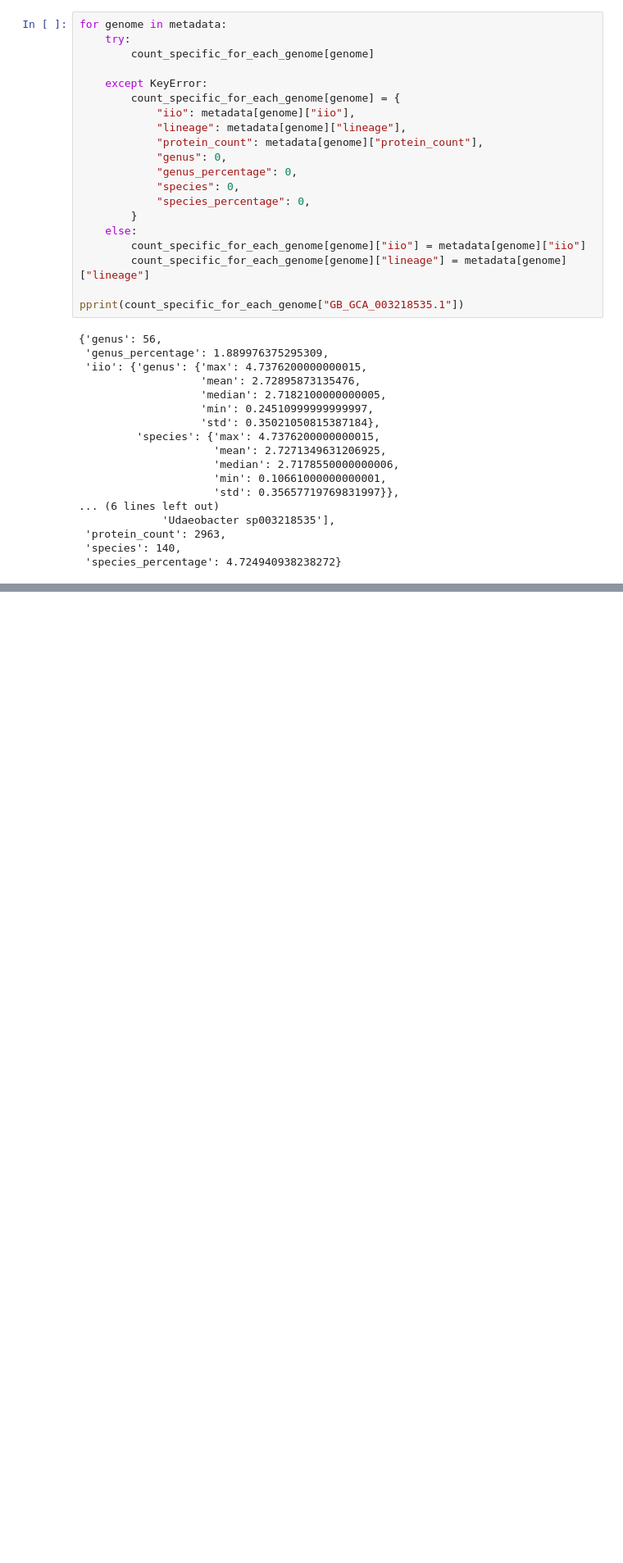
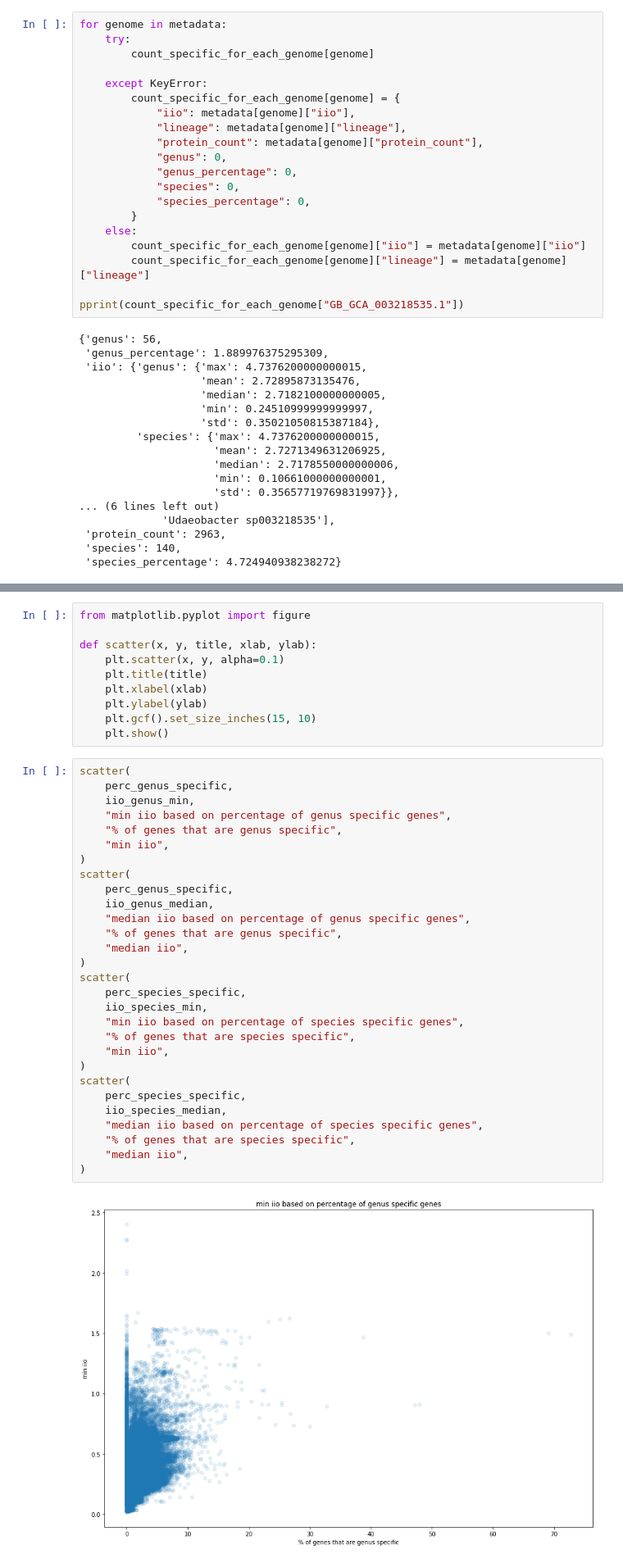
Before and after one commit to WojDob/Taxonomically-Restricted-Genes-Browser, a Jupyter notebook: analysis/how_many_are_specific.ipynb, the cells around one changed output, grey strips where cells are left out. Shown at 82% size. Drawn from its saved outputs; the diff is of its cells as text; blank space fills up the shorter version.

Commit message:
Add iio scatterplots

```diff
--- a/analysis/how_many_are_specific.ipynb
+++ b/analysis/how_many_are_specific.ipynb
@@ -412,0 +436,41 @@ except IOError:
+# %%
+from matplotlib.pyplot import figure
+
+def scatter(x, y, title, xlab, ylab):
+    plt.scatter(x, y, alpha=0.1)
+    plt.title(title)
+    plt.xlabel(xlab)
+    plt.ylabel(ylab)
+    plt.gcf().set_size_inches(15, 10)
+    plt.show()
+# %%
+scatter(
+    perc_genus_specific,
+    iio_genus_min,
+    "min iio based on percentage of genus specific genes",
+    "% of genes that are genus specific",
+    "min iio",
+)
+scatter(
+    perc_genus_specific,
+    iio_genus_median,
+    "median iio based on percentage of genus specific genes",
+    "% of genes that are genus specific",
+    "median iio",
+)
+scatter(
+    perc_species_specific,
+    iio_species_min,
+    "min iio based on percentage of species specific genes",
+    "% of genes that are species specific",
+    "min iio",
+)
+scatter(
+    perc_species_specific,
+    iio_species_median,
+    "median iio based on percentage of species specific genes",
+    "% of genes that are species specific",
+    "median iio",
+)
+# %% [output]
+[figure, added]
```
Also changed, not shown: parts of 6 cells of this notebook.
